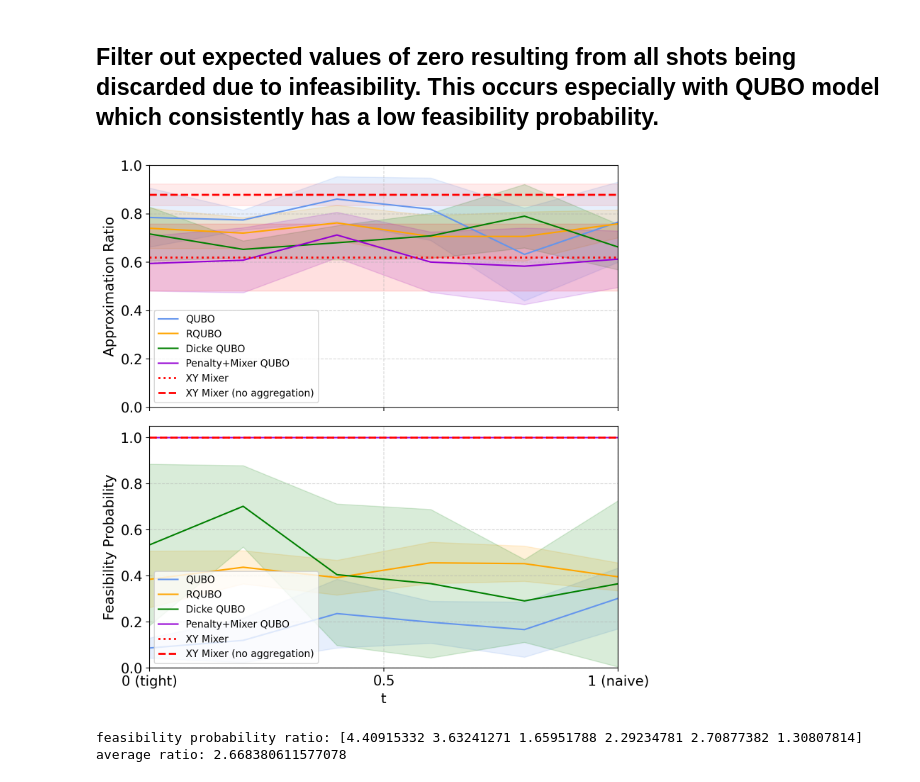
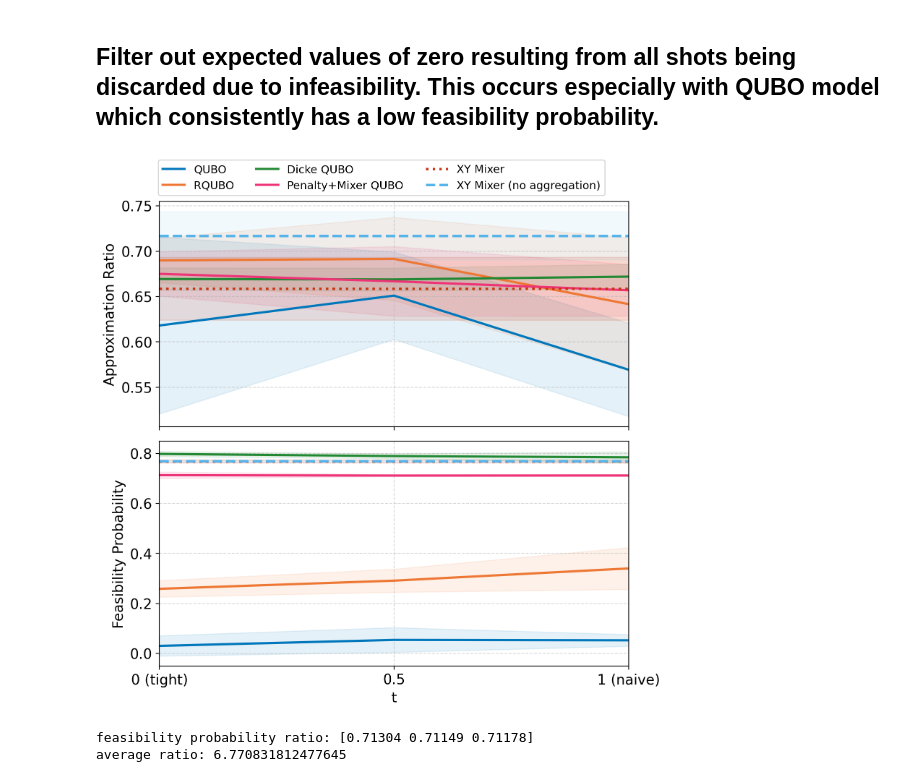
Before and after one commit to AdrianHarkness/Max_K_Cut, a Jupyter notebook: notebooks/experiments/visualize_results.ipynb, the cells around one changed output. Drawn from its saved outputs; the diff is of its cells as text; code cells hidden in the pictures.

```diff
--- a/notebooks/experiments/visualize_results.ipynb
+++ b/notebooks/experiments/visualize_results.ipynb
@@ -13,7 +13,7 @@ data_dir = os.path.join(os.getcwd(), "Data")
 
 # tight to naive (noiseless, QAOA P=3)
 # loaded_data_path = os.path.join(data_dir, "Noisy_Results_P4_random_init_20_graphs.npz")
-loaded_data_path = os.path.join(data_dir, "Noiseless_Results_P4_random_init_10_graphs_cvar.npz")
+loaded_data_path = os.path.join(data_dir, "Noisy_Results_P1_random_init_10_graphs_cvar.npz")
 loaded_data = np.load(loaded_data_path)
 
 
@@ -325,13 +340,17 @@ xy_no_agg_feas_std = np.std(XY_MIXER_NO_AGG_FEASIBILITY) if XY_MIXER_NO_AGG_FEAS
 
 # Plotting
 
-# Custom colors:
-qubo_color = "cornflowerblue"
-rqubo_color = "orange"
-dicke_qubo_color = "green"
-penalty_mixer_color = "darkviolet"
-xy_mixer_color = "red"
-xy_no_agg_color = "red"
+# Paul Tol vibrant + sky blue (colorblind-safe, higher chroma)
+# Ref: https://personal.sron.nl/~pault/
+qubo_color = "#0077BB"
+rqubo_color = "#EE7733"
+dicke_qubo_color = "#228833"
+penalty_mixer_color = "#EE3377"
+xy_mixer_color = "#CC3311"
+xy_no_agg_color = "#56B4E9"
+
+plt.rcParams["lines.linewidth"] = 2.25
+_fill_alpha = 0.10
 
 # Create a 2-row figure: top row for expected ratio, bottom row for feasibility probability.
 # By specifying squeeze=False, axs is always a 2D array with shape (2, len(alpha_list))
@@ -345,44 +364,43 @@ ax_top.plot(penalty_list, qubo_mean_over_graphs, label="QUBO", color=qubo_color,
 ax_top.fill_between(penalty_list,
                     np.array(qubo_mean_over_graphs) - np.array(qubo_std_over_graphs),
                     np.array(qubo_mean_over_graphs) + np.array(qubo_std_over_graphs),
-                    color=qubo_color, alpha=0.15)
+                    color=qubo_color, alpha=_fill_alpha)
 
 ax_top.plot(penalty_list, rqubo_mean_over_graphs, label="RQUBO", color=rqubo_color, linestyle='-')
 ax_top.fill_between(penalty_list,
                     np.array(rqubo_mean_over_graphs) - np.array(rqubo_std_over_graphs),
                     np.array(rqubo_mean_over_graphs) + np.array(rqubo_std_over_graphs),
-                    color=rqubo_color, alpha=0.15)
+                    color=rqubo_color, alpha=_fill_alpha)
 
 if dicke_mean_over_graphs is not None:
     ax_top.plot(penalty_list, dicke_mean_over_graphs, label="Dicke QUBO", color=dicke_qubo_color, linestyle='-')
     ax_top.fill_between(penalty_list,
                         np.array(dicke_mean_over_graphs) - np.array(dicke_std_over_graphs),
                         np.array(dicke_mean_over_graphs) + np.array(dicke_std_over_graphs),
-                        color=dicke_qubo_color, alpha=0.15)
+                        color=dicke_qubo_color, alpha=_fill_alpha)
 
 if penalty_mixer_mean_over_graphs is not None:
     ax_top.plot(penalty_list, penalty_mixer_mean_over_graphs, label="Penalty+Mixer QUBO", color=penalty_mixer_color, linestyle='-')
     ax_top.fill_between(penalty_list,
                         np.array(penalty_mixer_mean_over_graphs) - np.array(penalty_mixer_std_over_graphs),
                         np.array(penalty_mixer_mean_over_graphs) + np.array(penalty_mixer_std_over_graphs),
-                        color=penalty_mixer_color, alpha=0.15)
+                        color=penalty_mixer_color, alpha=_fill_alpha)
 
 if xy_mixer_mean is not None:
-    ax_top.axhline(y=xy_mixer_mean, color=xy_mixer_color, linestyle=':', linewidth=2, label="XY Mixer")
+    ax_top.axhline(y=xy_mixer_mean, color=xy_mixer_color, linestyle=':', linewidth=2.5, label="XY Mixer")
     if xy_mixer_std is not None:
         ax_top.axhspan(xy_mixer_mean - xy_mixer_std, xy_mixer_mean + xy_mixer_std,
                        color=xy_mixer_color, alpha=0.12)
 
 if xy_no_agg_mean is not None:
-    ax_top.axhline(y=xy_no_agg_mean, color=xy_no_agg_color, linestyle='--', linewidth=2, label="XY Mixer (no aggregation)")
+    ax_top.axhline(y=xy_no_agg_mean, color=xy_no_agg_color, linestyle='--', linewidth=2.5, label="XY Mixer (no aggregation)")
     if xy_no_agg_std is not None:
         ax_top.axhspan(xy_no_agg_mean - xy_no_agg_std, xy_no_agg_mean + xy_no_agg_std,
                        color=xy_no_agg_color, alpha=0.08)
 
 ax_top.grid(True, which='both', linestyle='--', alpha=0.5)
-ax_top.set_ylim(0, 1)
+# ax_top.set_ylim(.5, 1)
 ax_top.set_ylabel('Approximation Ratio', fontsize=14)
-ax_top.legend()
 plt.grid
 
 # -----------------------------
@@ -393,65 +411,82 @@ ax_bottom.plot(penalty_list, qubo_mean_feas_prob, label="QUBO", color=qubo_color
 ax_bottom.fill_between(penalty_list,
                     np.array(qubo_mean_feas_prob) - np.array(qubo_std_feas_prob),
                     np.array(qubo_mean_feas_prob) + np.array(qubo_std_feas_prob),
-                    color=qubo_color, alpha=0.15)
+                    color=qubo_color, alpha=_fill_alpha)
 
 ax_bottom.plot(penalty_list, rqubo_mean_feas_prob, label="RQUBO", color=rqubo_color, linestyle='-')
 ax_bottom.fill_between(penalty_list,
                     np.array(rqubo_mean_feas_prob) - np.array(rqubo_std_feas_prob),
                     np.array(rqubo_mean_feas_prob) + np.array(rqubo_std_feas_prob),
-                    color=rqubo_color, alpha=0.15)
+                    color=rqubo_color, alpha=_fill_alpha)
 
 if dicke_mean_feas_prob is not None:
     ax_bottom.plot(penalty_list, dicke_mean_feas_prob, label="Dicke QUBO", color=dicke_qubo_color, linestyle='-')
     ax_bottom.fill_between(penalty_list,
                         np.array(dicke_mean_feas_prob) - np.array(dicke_std_feas_prob),
                         np.array(dicke_mean_feas_prob) + np.array(dicke_std_feas_prob),
-                        color=dicke_qubo_color, alpha=0.15)
+                        color=dicke_qubo_color, alpha=_fill_alpha)
 
 if penalty_mixer_mean_feas_prob is not None:
     ax_bottom.plot(penalty_list, penalty_mixer_mean_feas_prob, label="Penalty+Mixer QUBO", color=penalty_mixer_color, linestyle='-')
     ax_bottom.fill_between(penalty_list,
                         np.array(penalty_mixer_mean_feas_prob) - np.array(penalty_mixer_std_feas_prob),
                         np.array(penalty_mixer_mean_feas_prob) + np.array(penalty_mixer_std_feas_prob),
-                        color=penalty_mixer_color, alpha=0.15)
+                        color=penalty_mixer_color, alpha=_fill_alpha)
 
 if xy_mixer_feas_mean is not None:
-    ax_bottom.axhline(y=xy_mixer_feas_mean, color=xy_mixer_color, linestyle=':', linewidth=2, label="XY Mixer")
+    ax_bottom.axhline(y=xy_mixer_feas_mean, color=xy_mixer_color, linestyle=':', linewidth=2.5, label="XY Mixer")
     if xy_mixer_feas_std is not None:
         ax_bottom.axhspan(xy_mixer_feas_mean - xy_mixer_feas_std, xy_mixer_feas_mean + xy_mixer_feas_std,
                           color=xy_mixer_color, alpha=0.12)
 
 if xy_no_agg_feas_mean is not None:
-    ax_bottom.axhline(y=xy_no_agg_feas_mean, color=xy_no_agg_color, linestyle='--', linewidth=2, label="XY Mixer (no aggregation)")
+    ax_bottom.axhline(y=xy_no_agg_feas_mean, color=xy_no_agg_color, linestyle='--', linewidth=2.5, label="XY Mixer (no aggregation)")
     if xy_no_agg_feas_std is not None:
         ax_bottom.axhspan(xy_no_agg_feas_mean - xy_no_agg_feas_std, xy_no_agg_feas_mean + xy_no_agg_feas_std,
                           color=xy_no_agg_color, alpha=0.08)
 
 ax_bottom.grid(True, which='both', linestyle='--', alpha=0.5)
-ax_bottom.set_ylim(0, 1.05)
+# ax_bottom.set_ylim(0, 1.05)
 ax_bottom.set_xlabel('t', fontsize=14)
 ax_bottom.set_xticks([0, 0.5, 1])
 ax_bottom.set_xticklabels(["0 (tight)", "0.5", "1 (naive)"], fontsize=12)
 ax_bottom.set_ylabel('Feasibility Probability', fontsize=14)
-ax_bottom.legend()
+
+handles, labels = ax_top.get_legend_handles_labels()
+_leg = fig.legend(
+    handles,
+    labels,
+    loc="upper center",
+    bbox_to_anchor=(0.5, 0.97),
+    bbox_transform=fig.transFigure,
+    ncol=3,
+    fontsize=11,
+    frameon=True,
+)
+_leg.set_clip_on(False)
 
 for ax in axs:
     ax.tick_params(axis='x', labelsize=14)
     ax.tick_params(axis='y', labelsize=14)
     plt.xlim(0, 1)
 
-plt.tight_layout()
+plt.tight_layout(rect=[0, 0, 1, 0.91])
 
 data_tag = os.path.splitext(os.path.basename(loaded_data_path))[0]
-fig.savefig(os.path.join("Data", f"interpolated_penalties_{data_tag}_augmented.pdf"))
+fig.savefig(
+    os.path.join("Data", f"interpolated_penalties_{data_tag}_augmented.pdf"),
+    bbox_inches="tight",
+    pad_inches=0.2,
+    bbox_extra_artists=[_leg],
+)
 # %% [output]
-[figure, old version]
+[figure, new version]
 # %%
-print("feasibility probability ratio:", rqubo_mean_feas_prob / qubo_mean_feas_prob)
+print("feasibility probability ratio:",penalty_mixer_mean_feas_prob)
 print("average ratio:", np.mean(rqubo_mean_feas_prob / qubo_mean_feas_prob))
 # %% [output]
-feasibility probability ratio: [4.40915332 3.63241271 1.65951788 2.29234781 2.70877382 1.30807814]
-average ratio: 2.668380611577078
+feasibility probability ratio: [0.71304 0.71149 0.71178]
+average ratio: 6.770831812477645
 # %%
 # Box Plot
 
```
Also changed, not shown: parts of 5 cells of this notebook, 22 other files.
